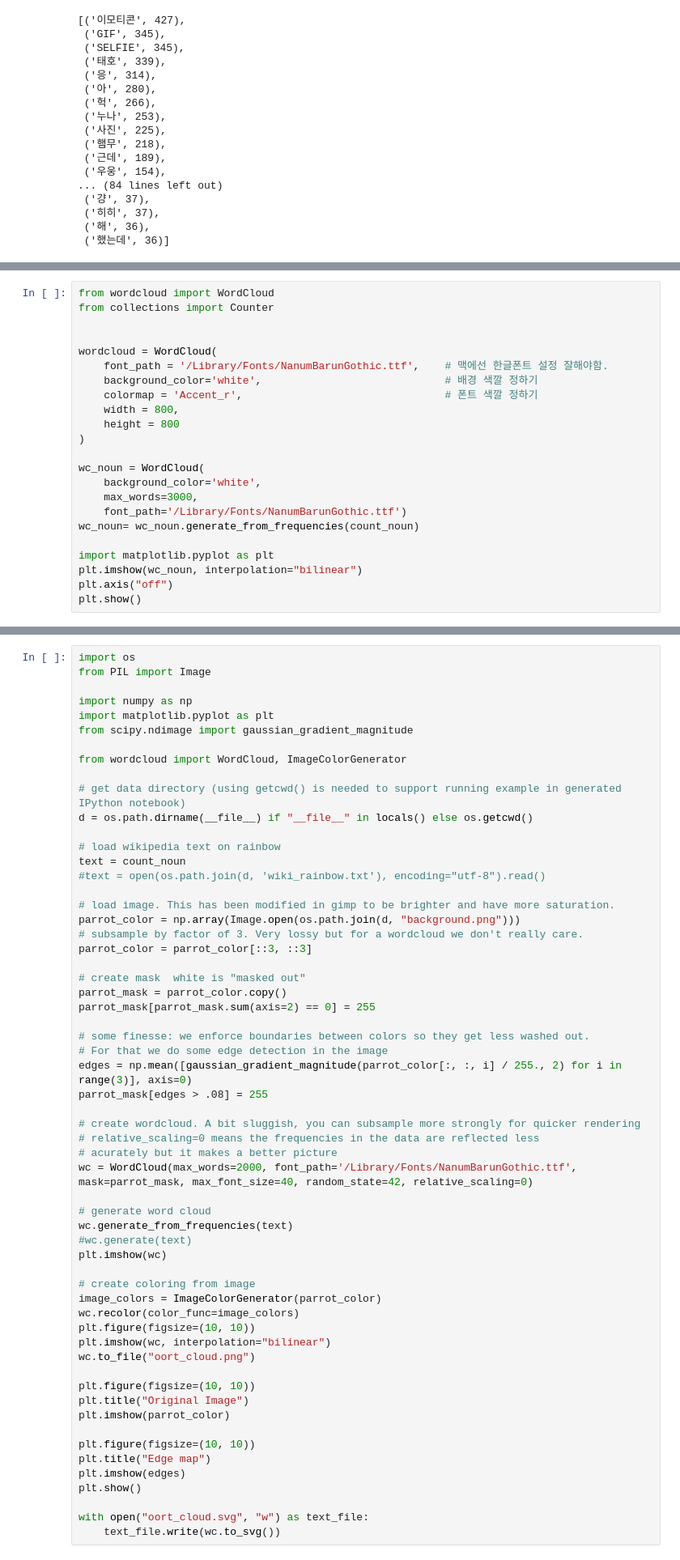
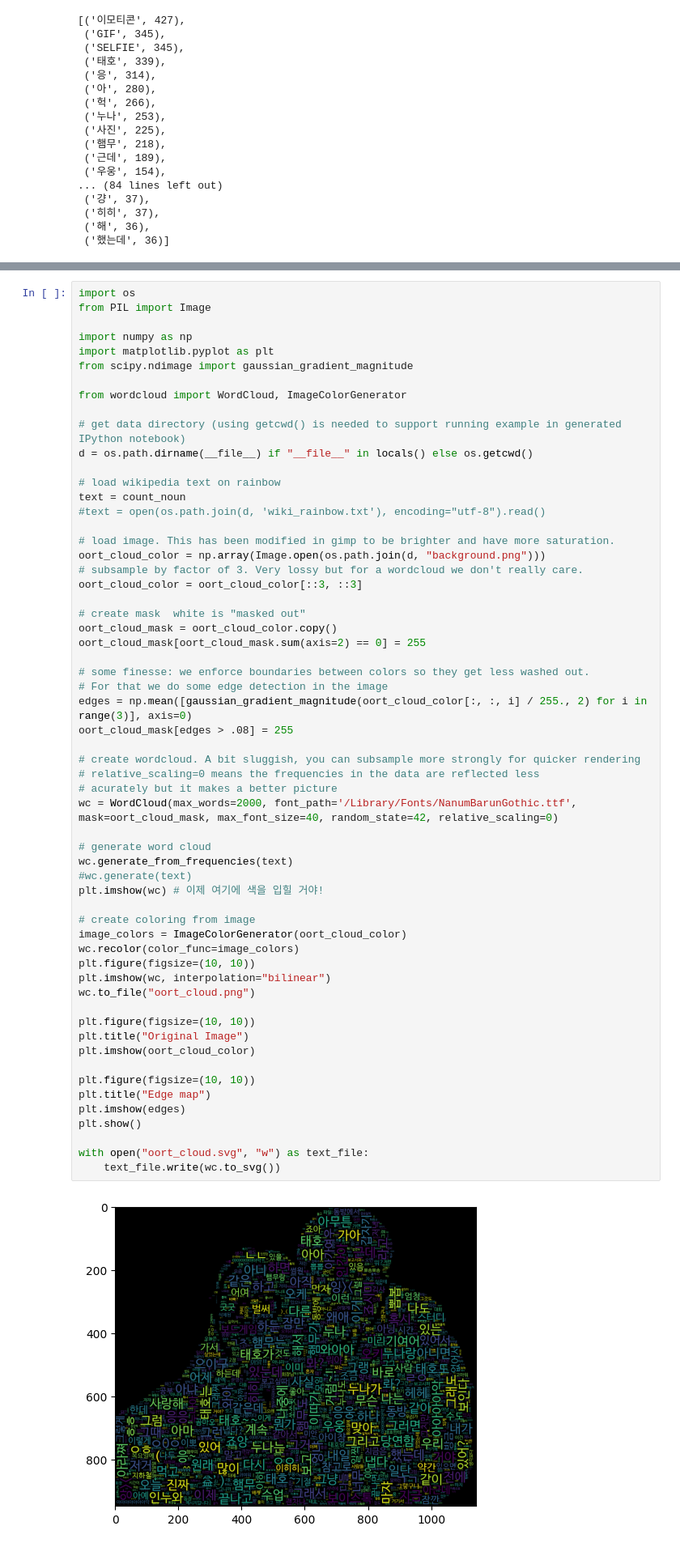
Before and after one commit to my-ggott-games/oort-cloud, a Jupyter notebook: oort_cloud.ipynb, the cells around one changed output, grey strips where cells are left out. Shown at 81% size. Drawn from its saved outputs; the diff is of its cells as text.

```diff
--- a/oort_cloud.ipynb
+++ b/oort_cloud.ipynb
@@ -99,25 +99,2 @@ type(dict(count_noun))
 # %% [output]
 dict
-# %%
-from wordcloud import WordCloud
-from collections import Counter
-
-
-wordcloud = WordCloud(
-    font_path = '/Library/Fonts/NanumBarunGothic.ttf',    # 맥에선 한글폰트 설정 잘해야함.
-    background_color='white',                             # 배경 색깔 정하기
-    colormap = 'Accent_r',                                # 폰트 색깔 정하기
-    width = 800,
-    height = 800
-)
-
-wc_noun = WordCloud(
-    background_color='white',
-    max_words=3000,
-    font_path='/Library/Fonts/NanumBarunGothic.ttf')
-wc_noun= wc_noun.generate_from_frequencies(count_noun)
-
-import matplotlib.pyplot as plt
-plt.imshow(wc_noun, interpolation="bilinear")
-plt.axis("off")
-plt.show()
@@ -170,44 +116,46 @@ text = count_noun
 #text = open(os.path.join(d, 'wiki_rainbow.txt'), encoding="utf-8").read()
 
 # load image. This has been modified in gimp to be brighter and have more saturation.
-parrot_color = np.array(Image.open(os.path.join(d, "background.png")))
+oort_cloud_color = np.array(Image.open(os.path.join(d, "background.png")))
 # subsample by factor of 3. Very lossy but for a wordcloud we don't really care.
-parrot_color = parrot_color[::3, ::3]
+oort_cloud_color = oort_cloud_color[::3, ::3]
 
 # create mask  white is "masked out"
-parrot_mask = parrot_color.copy()
-parrot_mask[parrot_mask.sum(axis=2) == 0] = 255
+oort_cloud_mask = oort_cloud_color.copy()
+oort_cloud_mask[oort_cloud_mask.sum(axis=2) == 0] = 255
 
 # some finesse: we enforce boundaries between colors so they get less washed out.
 # For that we do some edge detection in the image
-edges = np.mean([gaussian_gradient_magnitude(parrot_color[:, :, i] / 255., 2) for i in range(3)], axis=0)
-parrot_mask[edges > .08] = 255
+edges = np.mean([gaussian_gradient_magnitude(oort_cloud_color[:, :, i] / 255., 2) for i in range(3)], axis=0)
+oort_cloud_mask[edges > .08] = 255
 
 # create wordcloud. A bit sluggish, you can subsample more strongly for quicker rendering
 # relative_scaling=0 means the frequencies in the data are reflected less
 # acurately but it makes a better picture
-wc = WordCloud(max_words=2000, font_path='/Library/Fonts/NanumBarunGothic.ttf', mask=parrot_mask, max_font_size=40, random_state=42, relative_scaling=0)
+wc = WordCloud(max_words=2000, font_path='/Library/Fonts/NanumBarunGothic.ttf', mask=oort_cloud_mask, max_font_size=40, random_state=42, relative_scaling=0)
 
 # generate word cloud
 wc.generate_from_frequencies(text)
 #wc.generate(text)
-plt.imshow(wc)
+plt.imshow(wc) # 이제 여기에 색을 입힐 거야!
 
 # create coloring from image
-image_colors = ImageColorGenerator(parrot_color)
+image_colors = ImageColorGenerator(oort_cloud_color)
 wc.recolor(color_func=image_colors)
 plt.figure(figsize=(10, 10))
 plt.imshow(wc, interpolation="bilinear")
 wc.to_file("oort_cloud.png")
 
 plt.figure(figsize=(10, 10))
 plt.title("Original Image")
-plt.imshow(parrot_color)
+plt.imshow(oort_cloud_color)
 
 plt.figure(figsize=(10, 10))
 plt.title("Edge map")
 plt.imshow(edges)
 plt.show()
 
 with open("oort_cloud.svg", "w") as text_file:
     text_file.write(wc.to_svg())
+# %% [output]
+[figure, added]
```
Also changed, not shown: parts of 5 cells of this notebook.
